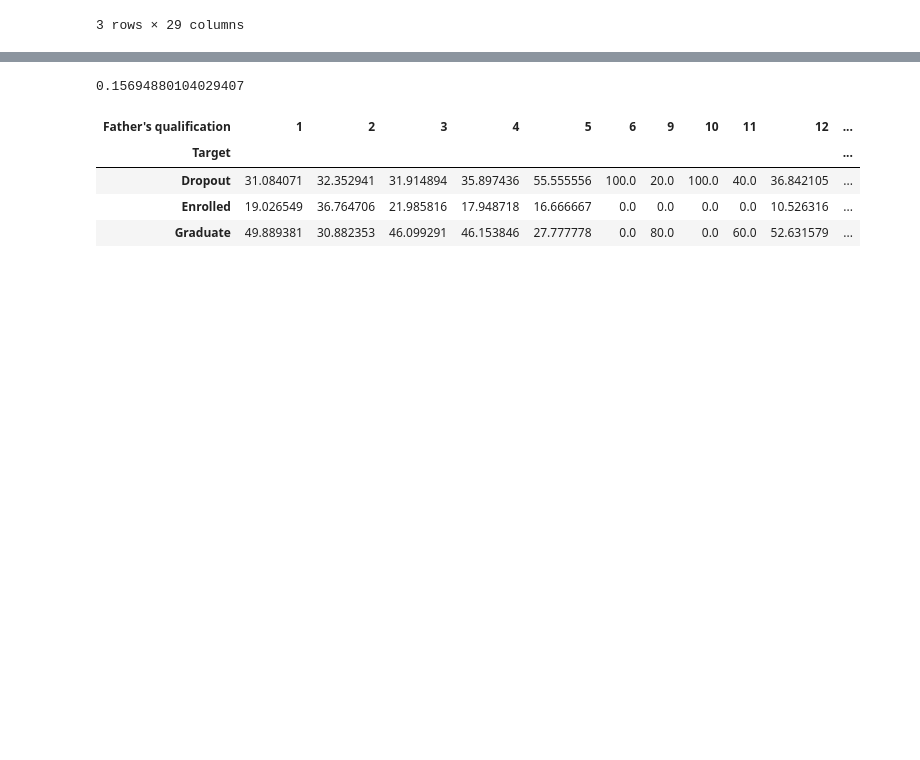
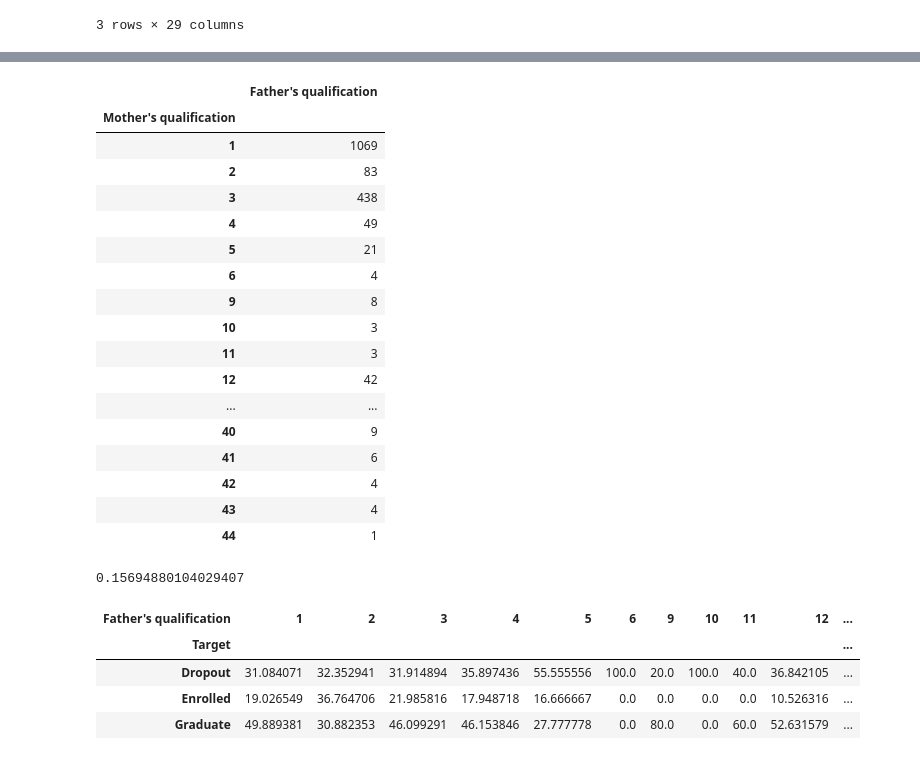
Before and after one commit to JeisonCamiloO/Proyecto-EDA, a Jupyter notebook: Exploracion Datos Proyecto.ipynb, the cells around one changed output, grey strips where cells are left out. Cells and saved outputs as stored; diff of their text form; code cells hidden in the pictures; blank space fills up the shorter version.

```diff
--- a/Exploracion Datos Proyecto.ipynb
+++ b/Exploracion Datos Proyecto.ipynb
@@ -183,3 +185,24 @@ plt.show()
+# %%
+df.groupby(by="Mother's qualification").agg({"Father's qualification":"count"})
+# %% [output]
+|  | Father's qualification |
+| Mother's qualification |  |
+| 1 | 1069 |
+| 2 | 83 |
+| 3 | 438 |
+| 4 | 49 |
+| 5 | 21 |
+| 6 | 4 |
+| 9 | 8 |
+| 10 | 3 |
+| 11 | 3 |
+| 12 | 42 |
+| ... | ... |
+| 40 | 9 |
+| 41 | 6 |
+| 42 | 4 |
+| 43 | 4 |
+| 44 | 1 |
 # %%
 import pandas as pd
 from scipy.stats import chi2_contingency
```
Also changed, not shown: parts of 6 cells of this notebook, 1 other file.
